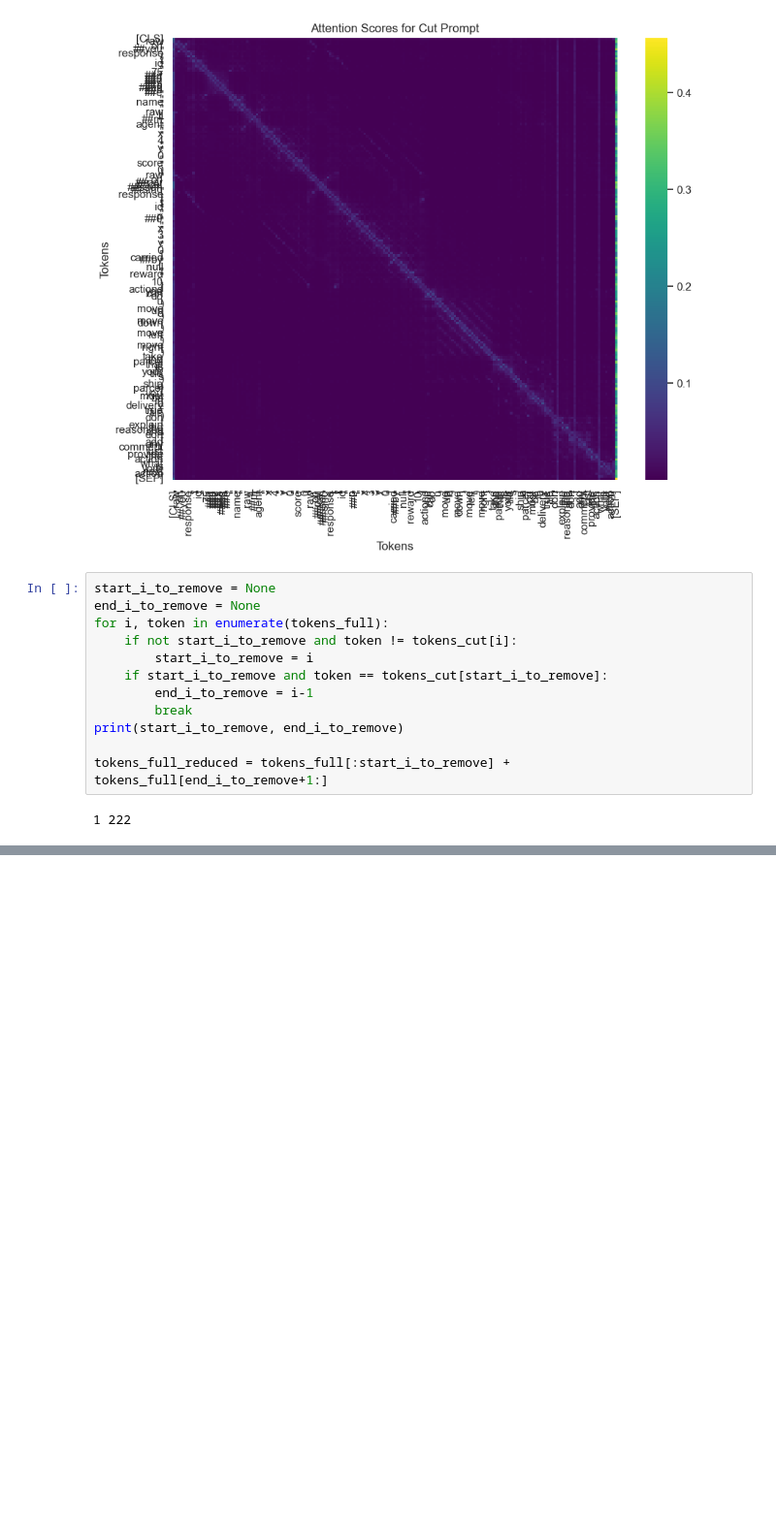
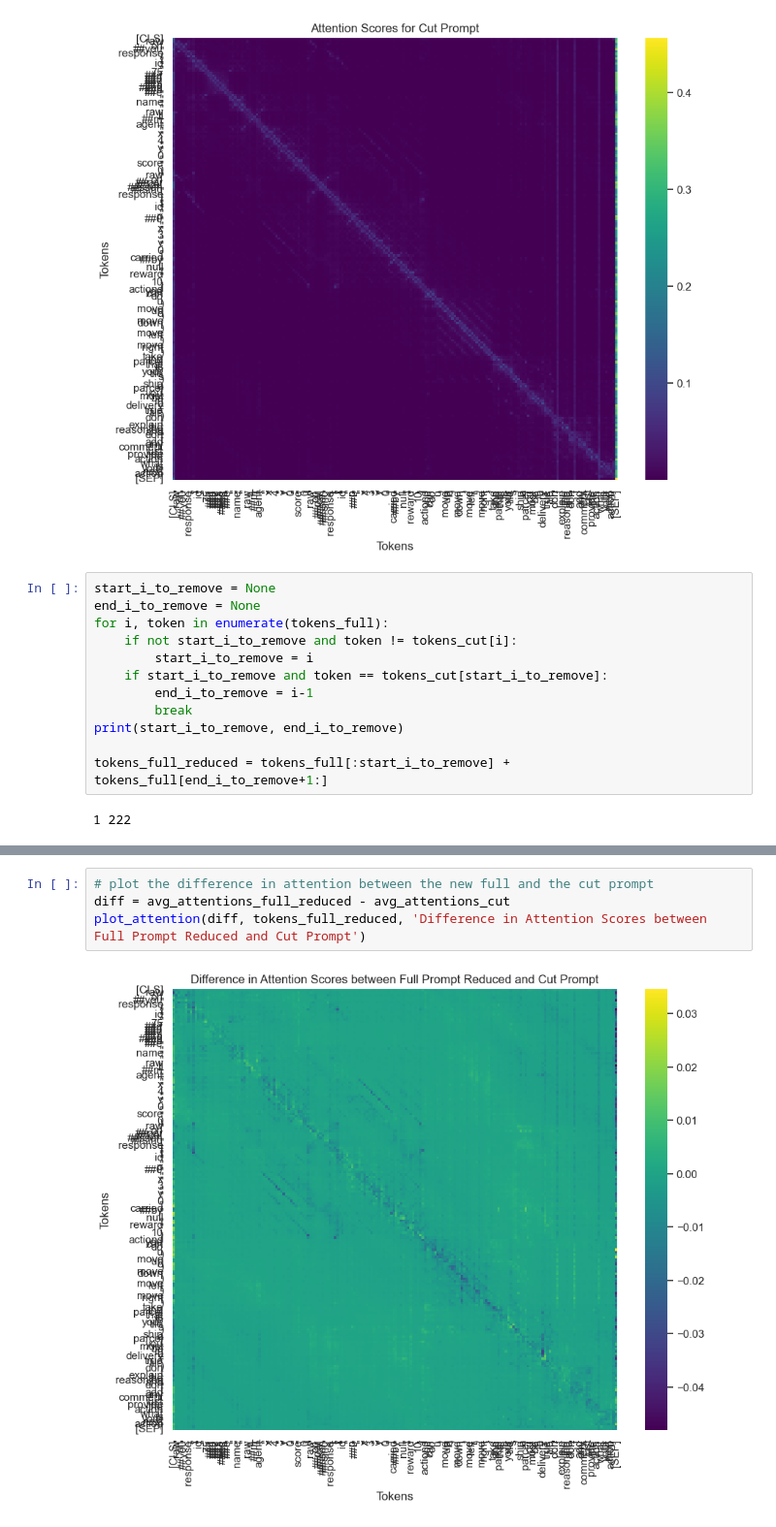
Before and after one commit to davidemodolo/LLMs_for_Agent_Planning, a Jupyter notebook: data_and_results/attention_visualizer/attention_visualize.ipynb, the cells around one changed output, grey strips where cells are left out. Shown: that part at 97% size. Cells and saved outputs as stored; diff of their text form; blank space fills up the shorter version.

```diff
--- a/data_and_results/attention_visualizer/attention_visualize.ipynb
+++ b/data_and_results/attention_visualizer/attention_visualize.ipynb
@@ -80,0 +89,6 @@ RuntimeError: Sizes of tensors must match except in dimension 0. Expected size 1
+# %%
+# plot the difference in attention between the new full and the cut prompt
+diff = avg_attentions_full_reduced - avg_attentions_cut
+plot_attention(diff, tokens_full_reduced, 'Difference in Attention Scores between Full Prompt Reduced and Cut Prompt')
+# %% [output]
+[figure, added]
```
Also changed, not shown: parts of 1 cell of this notebook.
